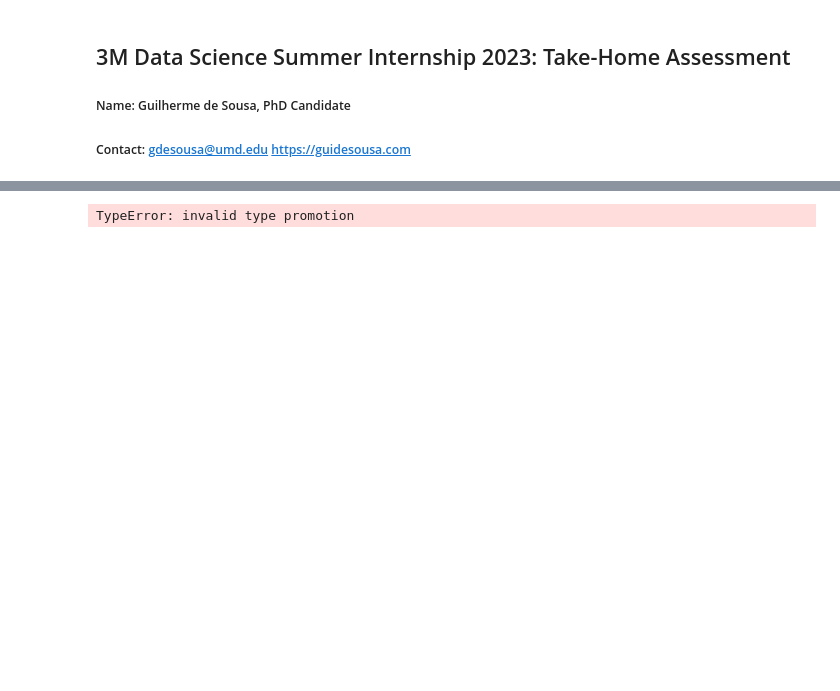
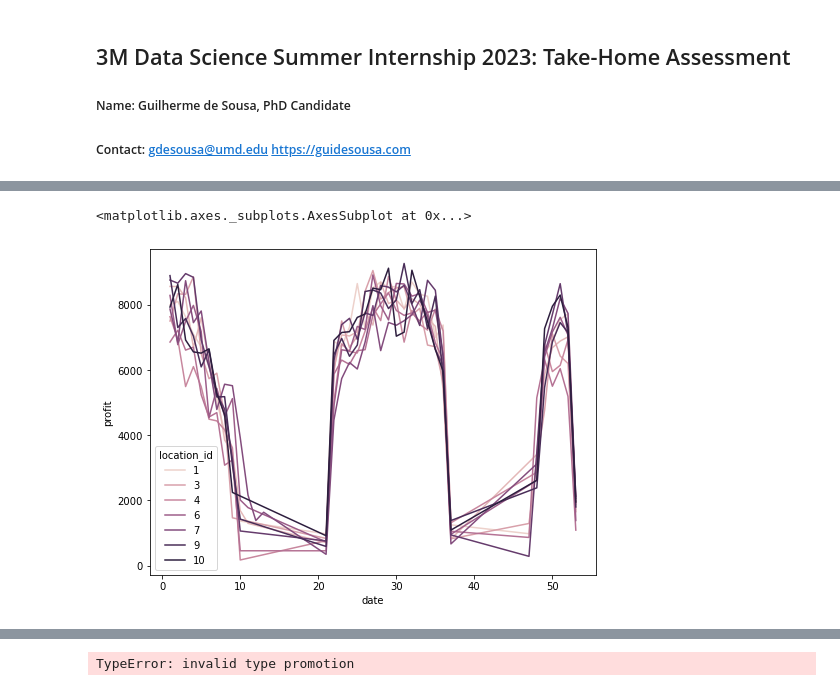
Before and after one commit to gdesousa2/intern-take-home-assessment, a Jupyter notebook: 3m_assessment_gdesousa.ipynb, the cells around one changed output, grey strips where cells are left out. Saved outputs shown, nothing was run; the diff lists cells and outputs as text; code cells hidden in the pictures; blank space fills up the shorter version.

```diff
--- a/3m_assessment_gdesousa.ipynb
+++ b/3m_assessment_gdesousa.ipynb
@@ -95,0 +121,10 @@ df_pro.sample(10)
+# %%
+# rental Profit Variation
+# We have cyclic pattern - Large profits during winter with snow tubing and during summer with river tubing
+# This result indicates we should include the time dependence into account for modelling the profit for each location
+df = df_profit
+plt.figure(figsize=(8,6))
+sns.lineplot(data=df.groupby([df['date'].dt.weekofyear, df['location_id']]).agg({'profit':'sum'}), x='date', y='profit', hue='location_id')
+# %% [output]
+<matplotlib.axes._subplots.AxesSubplot at 0x...>
+[figure, added]
```
Also changed, not shown: parts of 32 cells of this notebook.
